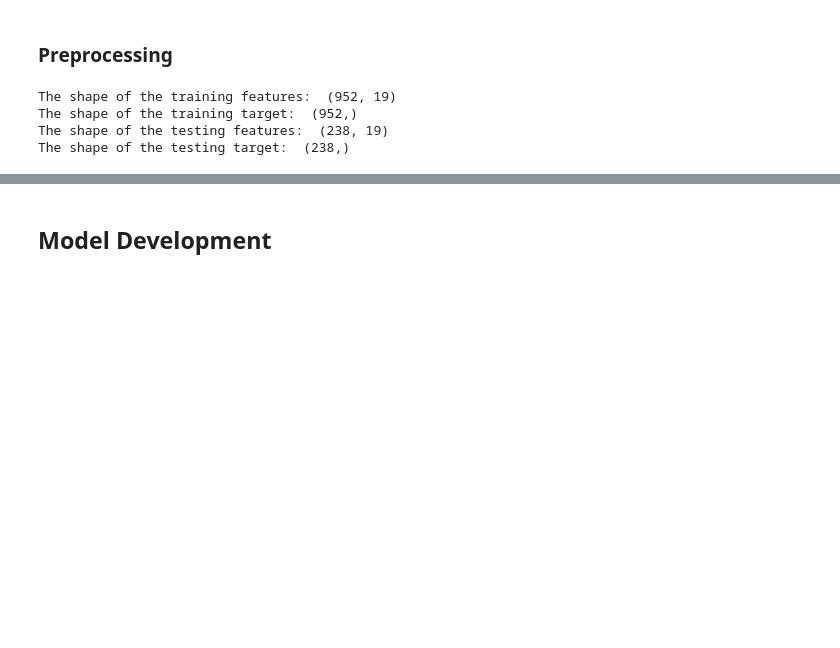
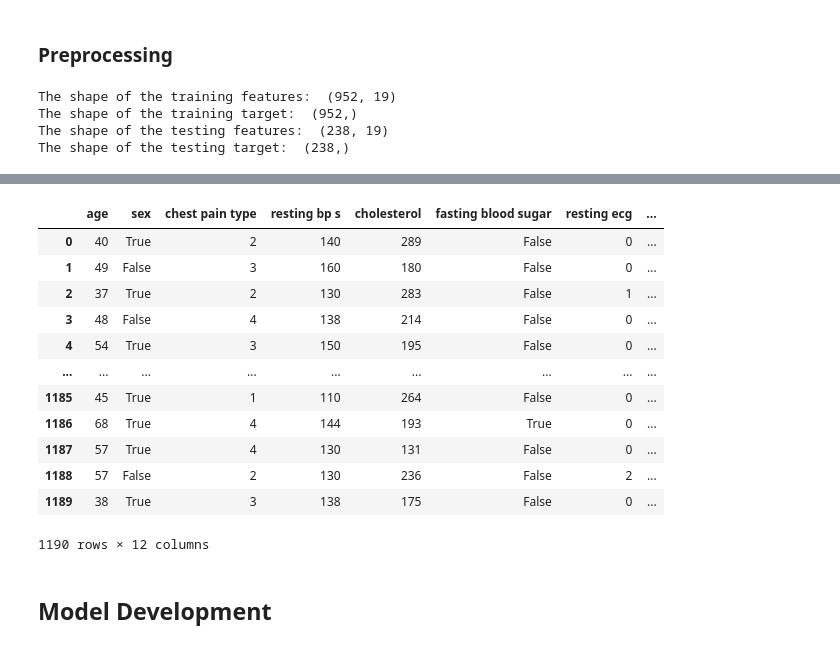
Before and after one commit to minhvyha/PredictifyMeNoteBook, a Jupyter notebook: ML/heart_disease_prediction.ipynb, the cells around one changed output, grey strips where cells are left out. Drawn from its saved outputs; the diff is of its cells as text; code cells hidden in the pictures; blank space fills up the shorter version.

```diff
--- a/ML/heart_disease_prediction.ipynb
+++ b/ML/heart_disease_prediction.ipynb
@@ -137,3 +151,19 @@ Index(['age', 'resting bp s', 'cholesterol', 'max heart rate', 'oldpeak'], dtype
+# %%
+heart_attack
+# %% [output]
+|  | age | sex | chest pain type | resting bp s | cholesterol | fasting blood sugar | resting ecg | ... |
+| 0 | 40 | True | 2 | 140 | 289 | False | 0 | ... |
+| 1 | 49 | False | 3 | 160 | 180 | False | 0 | ... |
+| 2 | 37 | True | 2 | 130 | 283 | False | 1 | ... |
+| 3 | 48 | False | 4 | 138 | 214 | False | 0 | ... |
+| 4 | 54 | True | 3 | 150 | 195 | False | 0 | ... |
+| ... | ... | ... | ... | ... | ... | ... | ... | ... |
+| 1185 | 45 | True | 1 | 110 | 264 | False | 0 | ... |
+| 1186 | 68 | True | 4 | 144 | 193 | True | 0 | ... |
+| 1187 | 57 | True | 4 | 130 | 131 | False | 0 | ... |
+| 1188 | 57 | False | 2 | 130 | 236 | False | 2 | ... |
+| 1189 | 38 | True | 3 | 138 | 175 | False | 0 | ... |
+1190 rows × 12 columns
 # %% [markdown]
 ## Model Development
 # %% [markdown]
```
Also changed, not shown: parts of 3 cells of this notebook, 4 other files.
